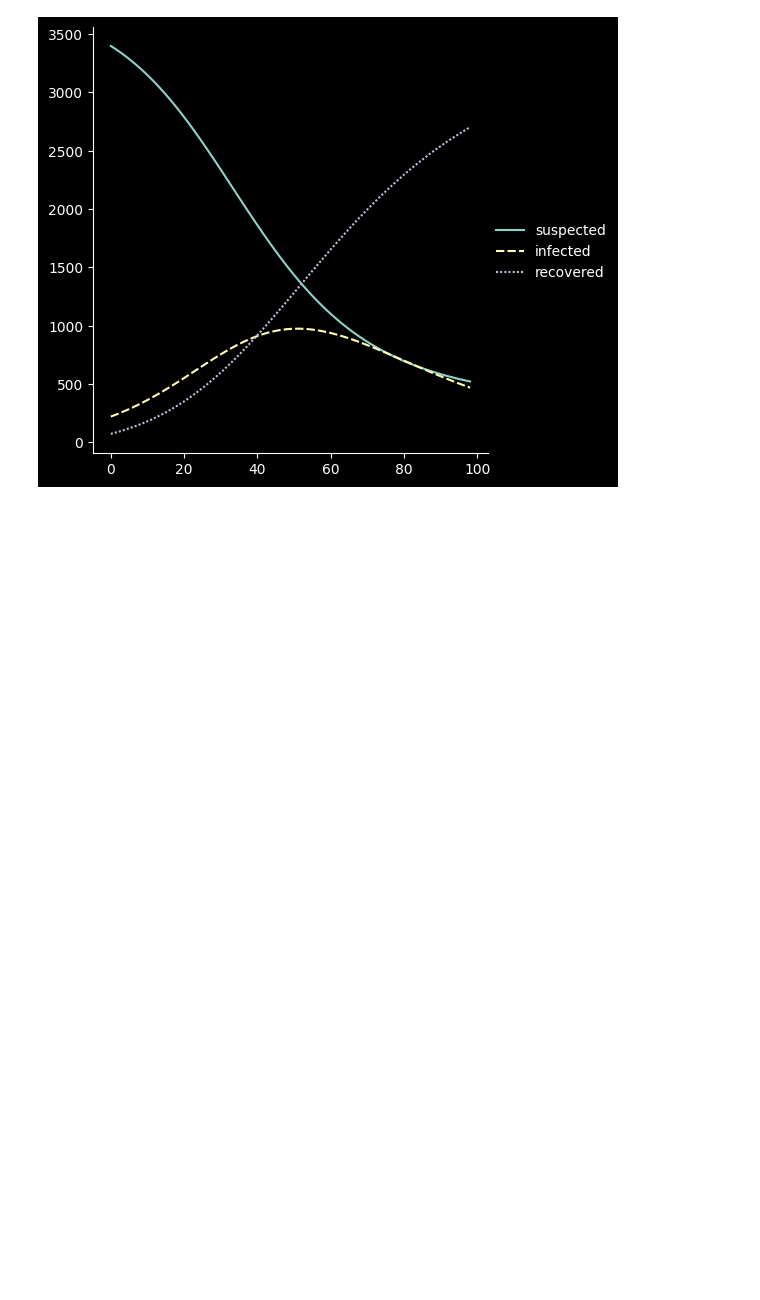
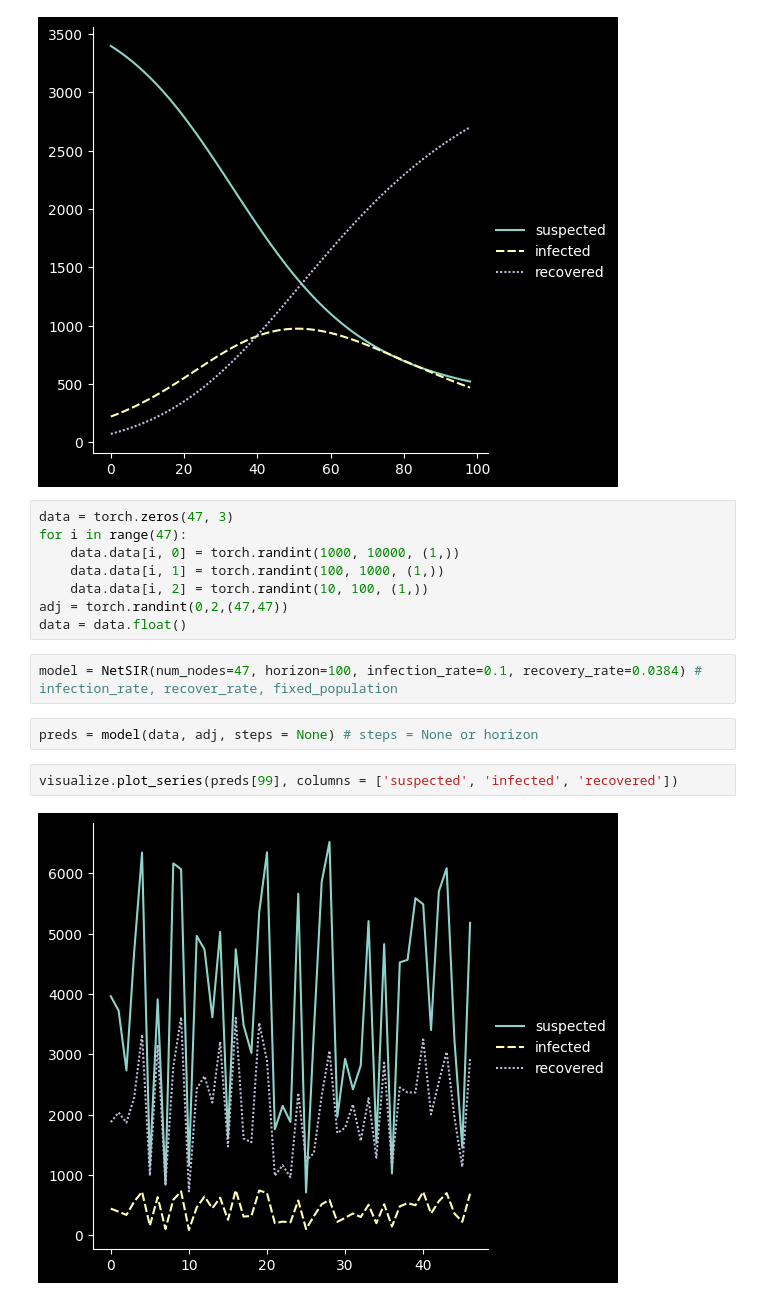
Before and after one commit to Emory-Melody/EpiLearn, a Jupyter notebook: examples/mechanistic.ipynb, the cells around one changed output. Cells and saved outputs as stored; diff of their text form; blank space fills up the shorter version.

```diff
--- a/examples/mechanistic.ipynb
+++ b/examples/mechanistic.ipynb
@@ -22,3 +23,19 @@ preds = model(data, steps = None) # steps = None or horizon
 visualize.plot_series(preds, columns = ['suspected', 'infected', 'recovered'])
 # %% [output]
 [figure]
+# %%
+data = torch.zeros(47, 3)
+for i in range(47):
+    data.data[i, 0] = torch.randint(1000, 10000, (1,))
+    data.data[i, 1] = torch.randint(100, 1000, (1,))
+    data.data[i, 2] = torch.randint(10, 100, (1,))
+adj = torch.randint(0,2,(47,47))
+data = data.float()
+# %%
+model = NetSIR(num_nodes=47, horizon=100, infection_rate=0.1, recovery_rate=0.0384) # infection_rate, recover_rate, fixed_population
+# %%
+preds = model(data, adj, steps = None) # steps = None or horizon
+# %%
+visualize.plot_series(preds[99], columns = ['suspected', 'infected', 'recovered'])
+# %% [output]
+[figure, added]
```
Also changed, not shown: parts of 1 cell of this notebook, 7 other files.
